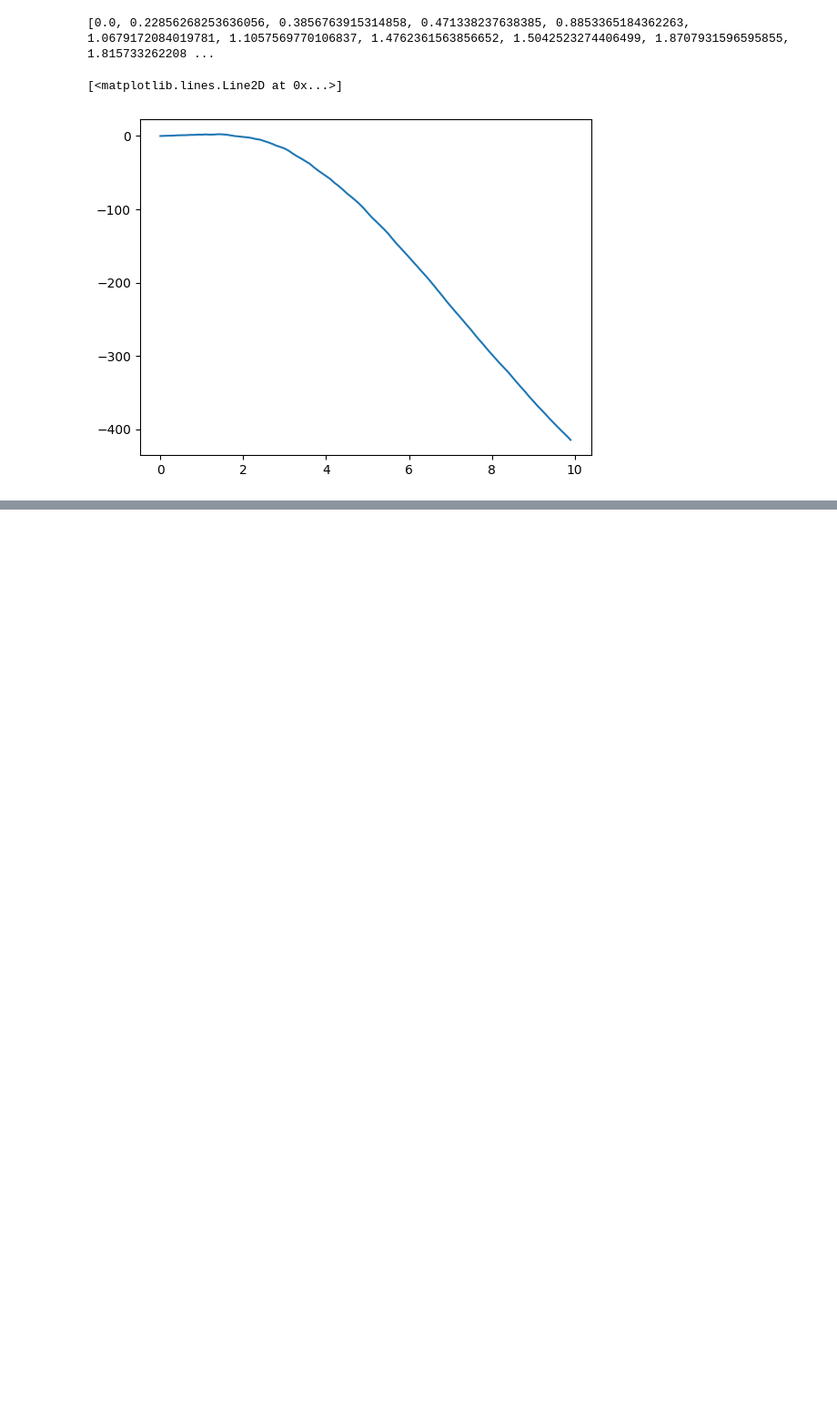
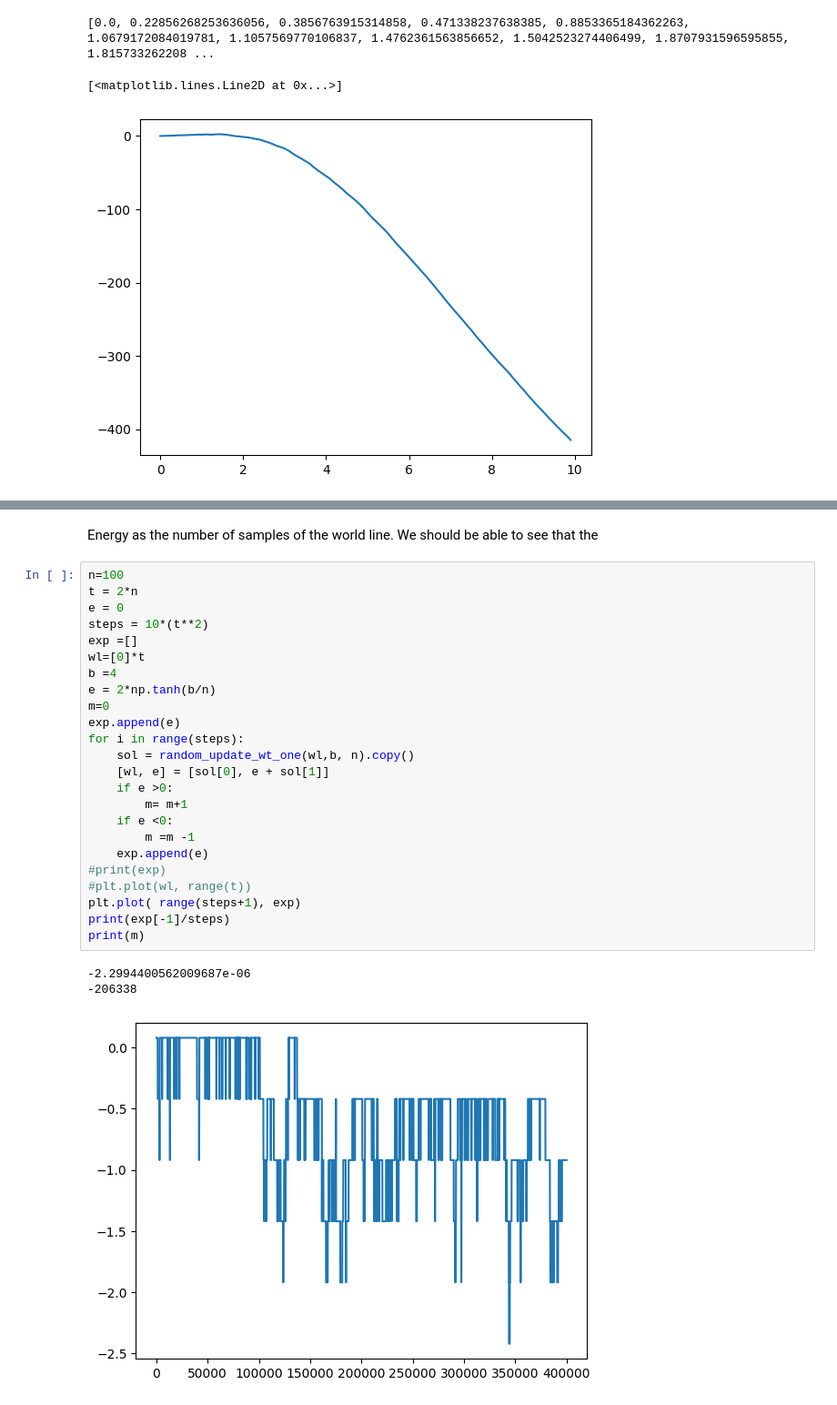
Before and after one commit to asaenz16/QMCspin, a Jupyter notebook: WorldLinesV1.ipynb, the cells around one changed output, grey strips where cells are left out. Shown at 91% size. Saved outputs shown, nothing was run; the diff lists cells and outputs as text; blank space fills up the shorter version.

```diff
--- a/WorldLinesV1.ipynb
+++ b/WorldLinesV1.ipynb
@@ -672,0 +705,30 @@ plt.plot( np.arange(0, b_range, step), exp)
+# %% [markdown]
+Energy as the number of samples of the world line. We should be able to see that the
+# %%
+n=100
+t = 2*n
+e = 0
+steps = 10*(t**2)
+exp =[]
+wl=[0]*t
+b =4
+e = 2*np.tanh(b/n)
+m=0
+exp.append(e)
+for i in range(steps):
+    sol = random_update_wt_one(wl,b, n).copy()
+    [wl, e] = [sol[0], e + sol[1]]
+    if e >0:
+        m= m+1
+    if e <0:
+        m =m -1
+    exp.append(e)
+#print(exp)
+#plt.plot(wl, range(t))
+plt.plot( range(steps+1), exp)
+print(exp[-1]/steps)
+print(m)
+# %% [output]
+-2.2994400562009687e-06
+-206338
+[figure, added]
```
Also changed, not shown: parts of 5 cells of this notebook.
